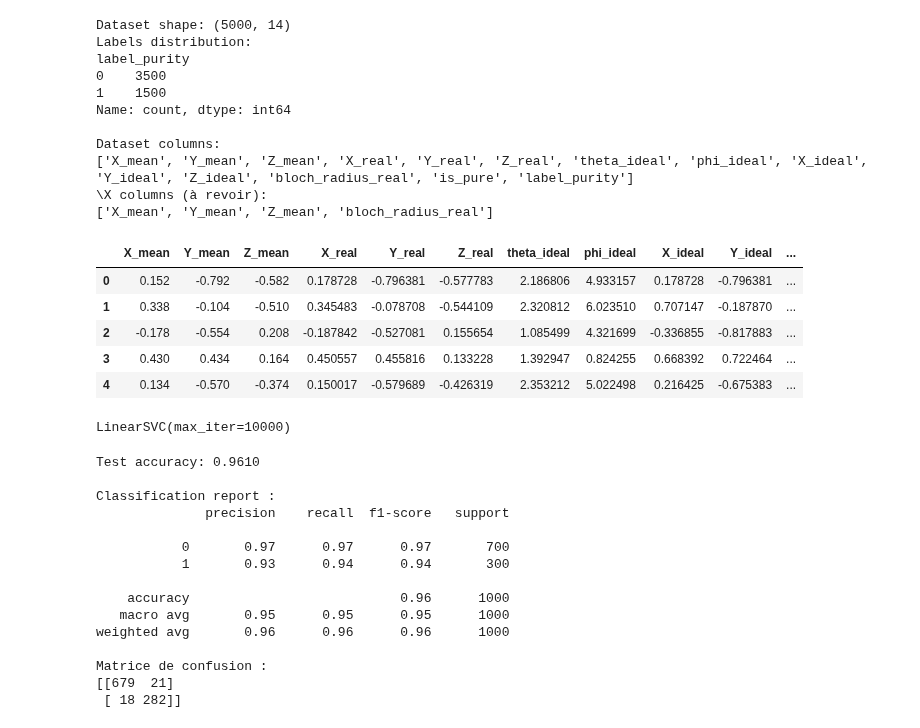
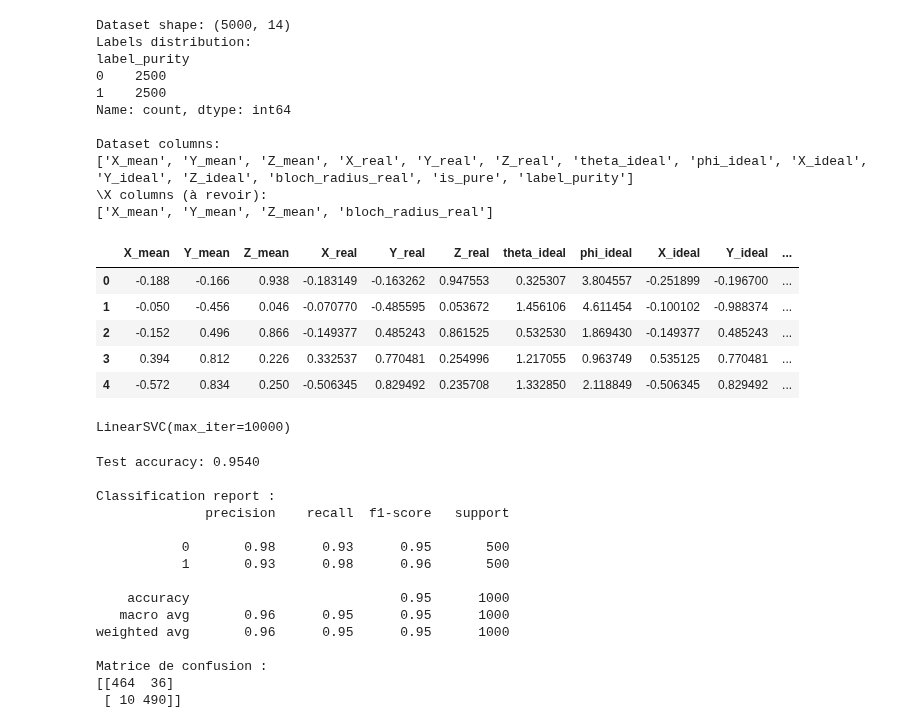
Before and after one commit to TonyPansera/Quantum-state-tomography, a Jupyter notebook: model_ML/quantum_kernel_2.ipynb, the cells around one changed output. Saved outputs shown, nothing was run; the diff lists cells and outputs as text; code cells hidden in the pictures.

```diff
--- a/model_ML/quantum_kernel_2.ipynb
+++ b/model_ML/quantum_kernel_2.ipynb
@@ -15,36 +17,36 @@ from dataset_build.clf_dtSet_hugo import build_purity_classification_dataset
 # %%
 N_SHOTS = 1000
 
 df, X, y = build_purity_classification_dataset(
     n_shots=N_SHOTS,
     n_states_total=5000,
-    mixed_proportion=0.7  # proportion of mixed states
+    mixed_proportion=0.5  # proportion of mixed states
 )
 
 print(f"Dataset shape: {df.shape}")
 print(f"Labels distribution:\n{y.value_counts()}")
 print(f"\nDataset columns:\n{df.columns.tolist()}")
 print(f"\X columns (à revoir):\n{X.columns.tolist()}")
 
 df.head()
 # %% [output]
 Dataset shape: (5000, 14)
 Labels distribution:
 label_purity
-0    3500
-1    1500
+0    2500
+1    2500
 Name: count, dtype: int64
 
 Dataset columns:
 ['X_mean', 'Y_mean', 'Z_mean', 'X_real', 'Y_real', 'Z_real', 'theta_ideal', 'phi_ideal', 'X_ideal', 'Y_ideal', 'Z_ideal', 'bloch_radius_real', 'is_pure', 'label_purity']
 \X columns (à revoir):
 ['X_mean', 'Y_mean', 'Z_mean', 'bloch_radius_real']
 |  | X_mean | Y_mean | Z_mean | X_real | Y_real | Z_real | theta_ideal | phi_ideal | X_ideal | Y_ideal | ... |
-| 0 | 0.152 | -0.792 | -0.582 | 0.178728 | -0.796381 | -0.577783 | 2.186806 | 4.933157 | 0.178728 | -0.796381 | ... |
-| 1 | 0.338 | -0.104 | -0.510 | 0.345483 | -0.078708 | -0.544109 | 2.320812 | 6.023510 | 0.707147 | -0.187870 | ... |
-| 2 | -0.178 | -0.554 | 0.208 | -0.187842 | -0.527081 | 0.155654 | 1.085499 | 4.321699 | -0.336855 | -0.817883 | ... |
-| 3 | 0.430 | 0.434 | 0.164 | 0.450557 | 0.455816 | 0.133228 | 1.392947 | 0.824255 | 0.668392 | 0.722464 | ... |
-| 4 | 0.134 | -0.570 | -0.374 | 0.150017 | -0.579689 | -0.426319 | 2.353212 | 5.022498 | 0.216425 | -0.675383 | ... |
+| 0 | -0.188 | -0.166 | 0.938 | -0.183149 | -0.163262 | 0.947553 | 0.325307 | 3.804557 | -0.251899 | -0.196700 | ... |
+| 1 | -0.050 | -0.456 | 0.046 | -0.070770 | -0.485595 | 0.053672 | 1.456106 | 4.611454 | -0.100102 | -0.988374 | ... |
+| 2 | -0.152 | 0.496 | 0.866 | -0.149377 | 0.485243 | 0.861525 | 0.532530 | 1.869430 | -0.149377 | 0.485243 | ... |
+| 3 | 0.394 | 0.812 | 0.226 | 0.332537 | 0.770481 | 0.254996 | 1.217055 | 0.963749 | 0.535125 | 0.770481 | ... |
+| 4 | -0.572 | 0.834 | 0.250 | -0.506345 | 0.829492 | 0.235708 | 1.332850 | 2.118849 | -0.506345 | 0.829492 | ... |
 # %%
 # ============================================
 # 1. Feature map de la fidélité d'Uhlmann
@@ -130,18 +132,18 @@ print(classification_report(y_test, y_pred))
 print("Matrice de confusion :")
 print(confusion_matrix(y_test, y_pred))
 # %% [output]
-Test accuracy: 0.9610
+Test accuracy: 0.9540
 
 Classification report :
               precision    recall  f1-score   support
 
-           0       0.97      0.97      0.97       700
-           1       0.93      0.94      0.94       300
+           0       0.98      0.93      0.95       500
+           1       0.93      0.98      0.96       500
 
-    accuracy                           0.96      1000
-   macro avg       0.95      0.95      0.95      1000
-weighted avg       0.96      0.96      0.96      1000
+    accuracy                           0.95      1000
+   macro avg       0.96      0.95      0.95      1000
+weighted avg       0.96      0.95      0.95      1000
 
 Matrice de confusion :
-[[679  21]
- [ 18 282]]
+[[464  36]
+ [ 10 490]]
```
Also changed, not shown: parts of 7 cells of this notebook, 2 other files.
